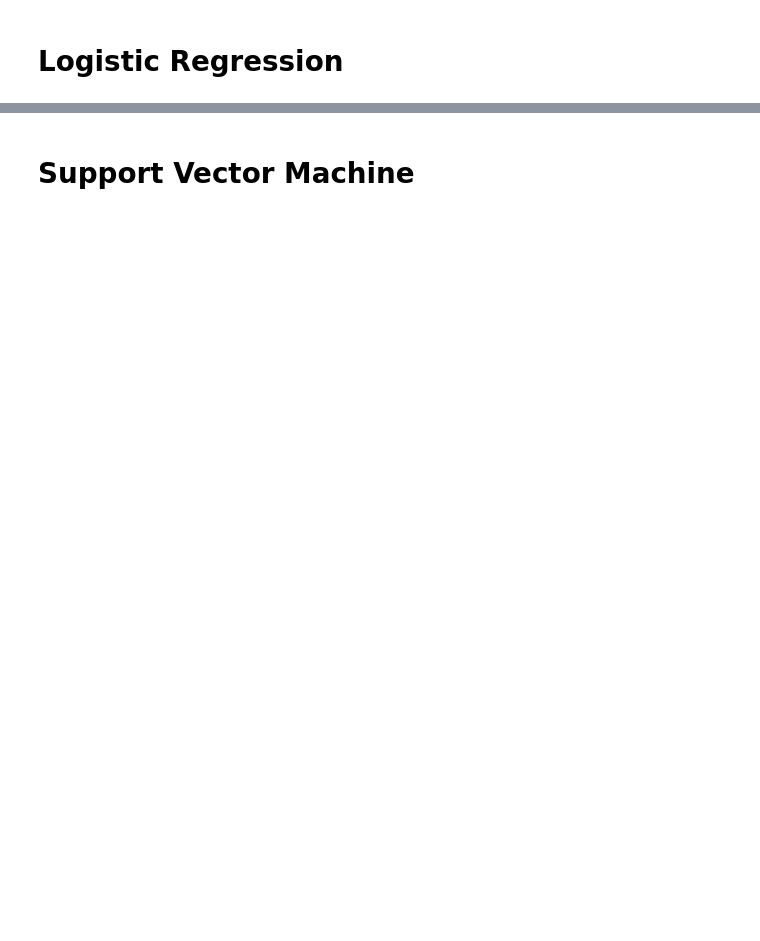
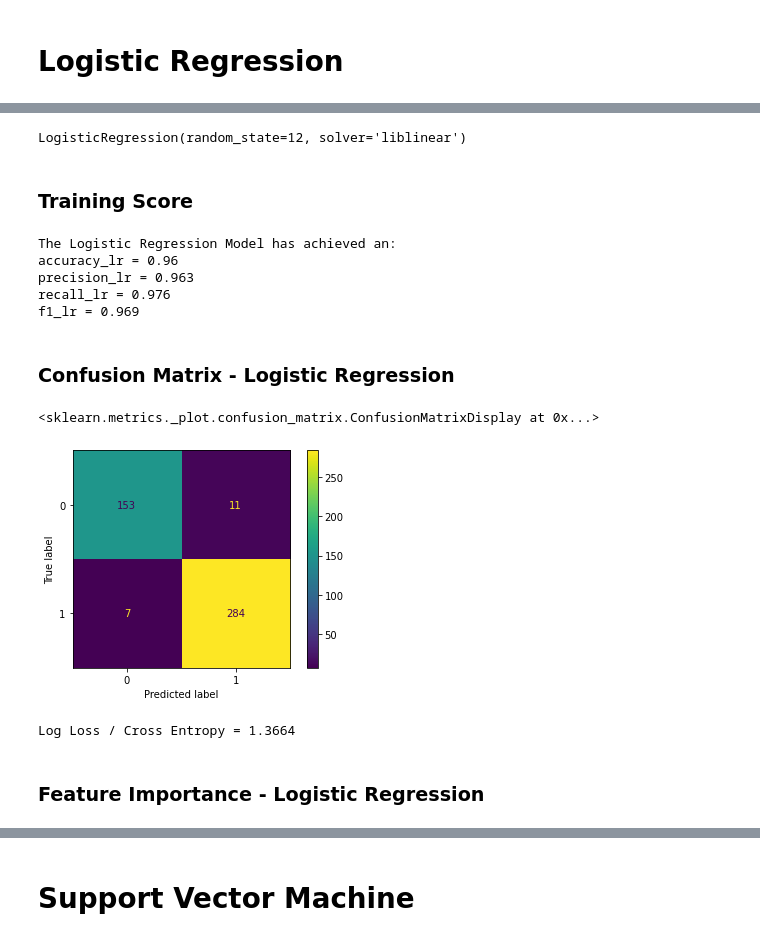
Before and after one commit to mars12161/bayer_challenge_d_life, a Jupyter notebook: breast_cancer_analysis.ipynb, the cells around one changed output, grey strips where cells are left out. Drawn from its saved outputs; the diff is of its cells as text; code cells hidden in the pictures; blank space fills up the shorter version.

```diff
--- a/breast_cancer_analysis.ipynb
+++ b/breast_cancer_analysis.ipynb
@@ -271,6 +530,10 @@ y_train_lr = y_train
 # %%
-lr = LogisticRegression(solver='liblinear')
-lr.fit(X_train_lr,y_train_lr)
+lr = LogisticRegression(solver='liblinear', random_state = 12)#, class_weight = 'balanced')
+lr.fit(X_train,y_train)
+# %% [output]
+LogisticRegression(random_state=12, solver='liblinear')
 # %%
-y_pred_lr = lr.predict(X_train_lr)
+y_pred_train_lr = lr.predict(X_train)
+# %% [markdown]
+### Training Score
 # %%
@@ -278,9 +541,19 @@ accuracy_lr = lr.score(X_train_lr,y_train_lr)
 # %%
 print(f"""The Logistic Regression Model has achieved an:
-accuracy_lr = {round(accuracy_lr,3)}
-precision_lr = {round(precision_score(y_train_lr, y_pred_lr),3)}
-recall_lr = {round(recall_score(y_train_lr, y_pred_lr),3)}
-f1_lr = {round(f1_score(y_train_lr, y_pred_lr),3)}""")
+accuracy_lr = {round(accuracy_train_lr,3)}
+precision_lr = {round(precision_score(y_train, y_pred_train_lr),3)}
+recall_lr = {round(recall_score(y_train, y_pred_train_lr),3)}
+f1_lr = {round(f1_score(y_train, y_pred_train_lr),3)}""")
+# %% [output]
+The Logistic Regression Model has achieved an:
+accuracy_lr = 0.96
+precision_lr = 0.963
+recall_lr = 0.976
+f1_lr = 0.969
+# %% [markdown]
+### Confusion Matrix - Logistic Regression
 # %%
-ypred_lr = lr.predict(X)
-ConfusionMatrixDisplay.from_predictions(y, ypred_lr, normalize=None)
+ConfusionMatrixDisplay.from_predictions(y_train, y_pred_train_lr, normalize=None)
+# %% [output]
+<sklearn.metrics._plot.confusion_matrix.ConfusionMatrixDisplay at 0x...>
+[figure, added]
@@ -286,0 +562,6 @@ ConfusionMatrixDisplay.from_predictions(y, ypred_lr, normalize=None)
+# %%
+print('Log Loss / Cross Entropy = {:.4f}'.format(loss))
+# %% [output]
+Log Loss / Cross Entropy = 1.3664
+# %% [markdown]
+### Feature Importance - Logistic Regression
```
Also changed, not shown: parts of 123 cells of this notebook.
